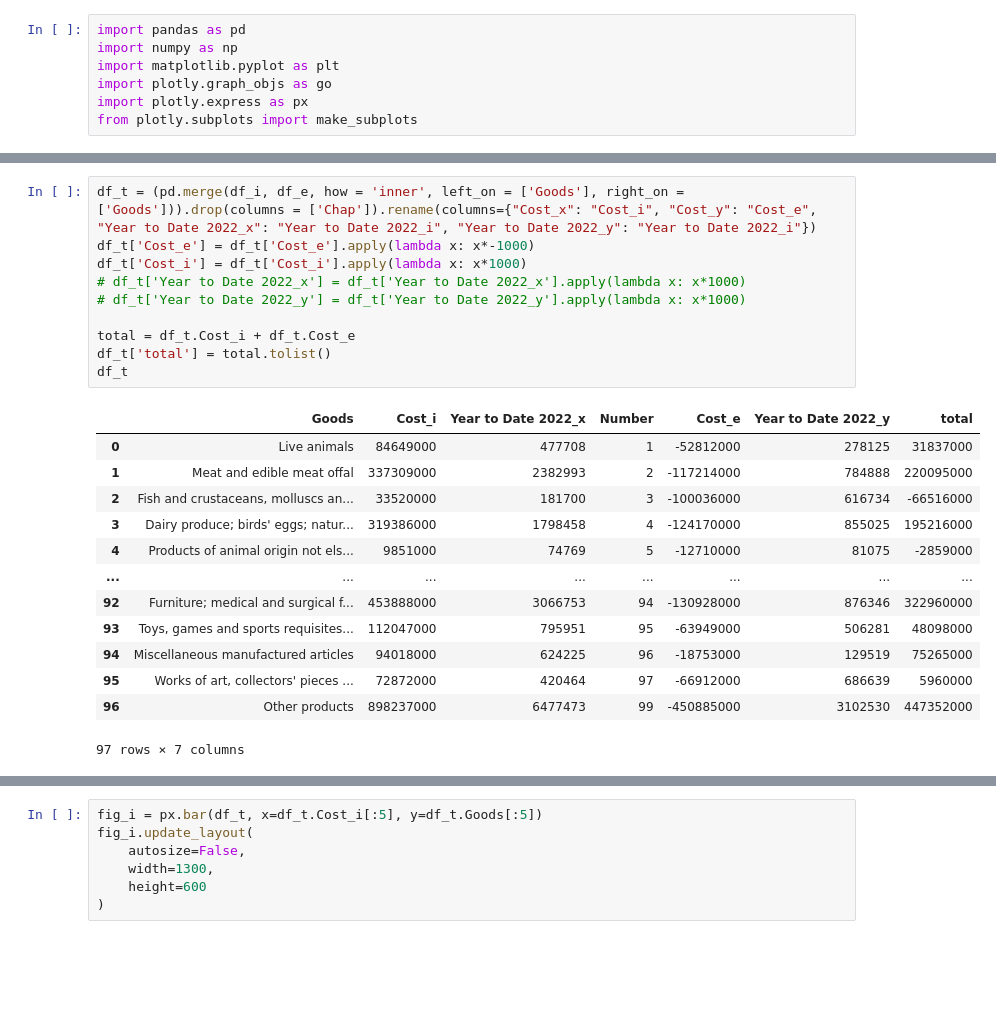
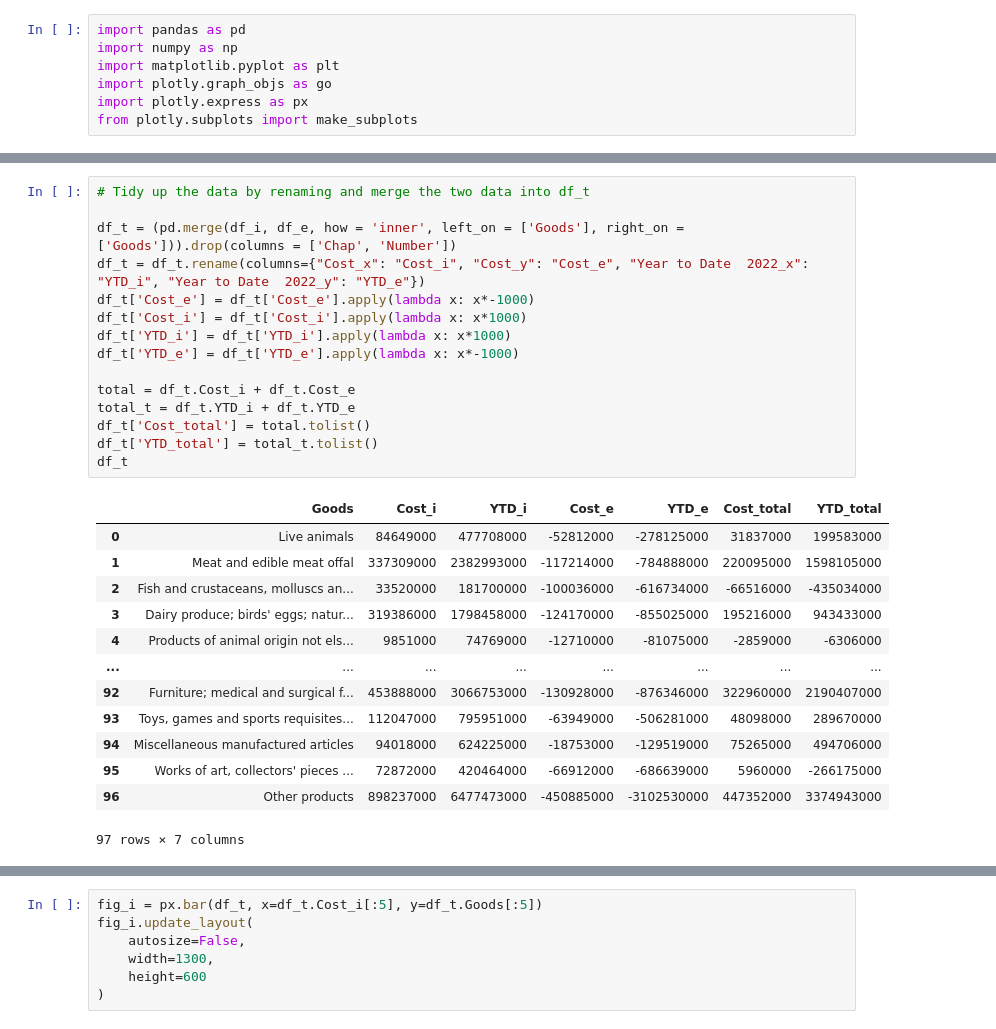
Before and after one commit to jambakukuking/Statistics, a Jupyter notebook: UK Import Export July.ipynb, the cells around one changed output, grey strips where cells are left out. Saved outputs shown, nothing was run; the diff lists cells and outputs as text; blank space fills up the shorter version.

```diff
--- a/UK Import Export July.ipynb
+++ b/UK Import Export July.ipynb
@@ -28,25 +20,30 @@ df_e.drop(index=df_e.index[-1],axis=0,inplace=True)
 # %%
-df_t = (pd.merge(df_i, df_e, how = 'inner', left_on = ['Goods'], right_on = ['Goods'])).drop(columns = ['Chap']).rename(columns={"Cost_x": "Cost_i", "Cost_y": "Cost_e", "Year to Date 2022_x": "Year to Date 2022_i", "Year to Date 2022_y": "Year to Date 2022_i"})
+# Tidy up the data by renaming and merge the two data into df_t
+
+df_t = (pd.merge(df_i, df_e, how = 'inner', left_on = ['Goods'], right_on = ['Goods'])).drop(columns = ['Chap', 'Number'])
+df_t = df_t.rename(columns={"Cost_x": "Cost_i", "Cost_y": "Cost_e", "Year to Date  2022_x": "YTD_i", "Year to Date  2022_y": "YTD_e"})
 df_t['Cost_e'] = df_t['Cost_e'].apply(lambda x: x*-1000)
 df_t['Cost_i'] = df_t['Cost_i'].apply(lambda x: x*1000)
-# df_t['Year to Date 2022_x'] = df_t['Year to Date 2022_x'].apply(lambda x: x*1000)
-# df_t['Year to Date 2022_y'] = df_t['Year to Date 2022_y'].apply(lambda x: x*1000)
+df_t['YTD_i'] = df_t['YTD_i'].apply(lambda x: x*1000)
+df_t['YTD_e'] = df_t['YTD_e'].apply(lambda x: x*-1000)
 
 total = df_t.Cost_i + df_t.Cost_e
-df_t['total'] = total.tolist()
+total_t = df_t.YTD_i + df_t.YTD_e
+df_t['Cost_total'] = total.tolist()
+df_t['YTD_total'] = total_t.tolist()
 df_t
 # %% [output]
-|  | Goods | Cost_i | Year to Date 2022_x | Number | Cost_e | Year to Date 2022_y | total |
-| 0 | Live animals | 84649000 | 477708 | 1 | -52812000 | 278125 | 31837000 |
-| 1 | Meat and edible meat offal | 337309000 | 2382993 | 2 | -117214000 | 784888 | 220095000 |
-| 2 | Fish and crustaceans, molluscs an... | 33520000 | 181700 | 3 | -100036000 | 616734 | -66516000 |
-| 3 | Dairy produce; birds' eggs; natur... | 319386000 | 1798458 | 4 | -124170000 | 855025 | 195216000 |
-| 4 | Products of animal origin not els... | 9851000 | 74769 | 5 | -12710000 | 81075 | -2859000 |
+|  | Goods | Cost_i | YTD_i | Cost_e | YTD_e | Cost_total | YTD_total |
+| 0 | Live animals | 84649000 | 477708000 | -52812000 | -278125000 | 31837000 | 199583000 |
+| 1 | Meat and edible meat offal | 337309000 | 2382993000 | -117214000 | -784888000 | 220095000 | 1598105000 |
+| 2 | Fish and crustaceans, molluscs an... | 33520000 | 181700000 | -100036000 | -616734000 | -66516000 | -435034000 |
+| 3 | Dairy produce; birds' eggs; natur... | 319386000 | 1798458000 | -124170000 | -855025000 | 195216000 | 943433000 |
+| 4 | Products of animal origin not els... | 9851000 | 74769000 | -12710000 | -81075000 | -2859000 | -6306000 |
 | ... | ... | ... | ... | ... | ... | ... | ... |
-| 92 | Furniture; medical and surgical f... | 453888000 | 3066753 | 94 | -130928000 | 876346 | 322960000 |
-| 93 | Toys, games and sports requisites... | 112047000 | 795951 | 95 | -63949000 | 506281 | 48098000 |
-| 94 | Miscellaneous manufactured articles | 94018000 | 624225 | 96 | -18753000 | 129519 | 75265000 |
-| 95 | Works of art, collectors' pieces ... | 72872000 | 420464 | 97 | -66912000 | 686639 | 5960000 |
-| 96 | Other products | 898237000 | 6477473 | 99 | -450885000 | 3102530 | 447352000 |
+| 92 | Furniture; medical and surgical f... | 453888000 | 3066753000 | -130928000 | -876346000 | 322960000 | 2190407000 |
+| 93 | Toys, games and sports requisites... | 112047000 | 795951000 | -63949000 | -506281000 | 48098000 | 289670000 |
+| 94 | Miscellaneous manufactured articles | 94018000 | 624225000 | -18753000 | -129519000 | 75265000 | 494706000 |
+| 95 | Works of art, collectors' pieces ... | 72872000 | 420464000 | -66912000 | -686639000 | 5960000 | -266175000 |
+| 96 | Other products | 898237000 | 6477473000 | -450885000 | -3102530000 | 447352000 | 3374943000 |
 97 rows × 7 columns
 # %%
```
Also changed, not shown: parts of 5 cells of this notebook.
